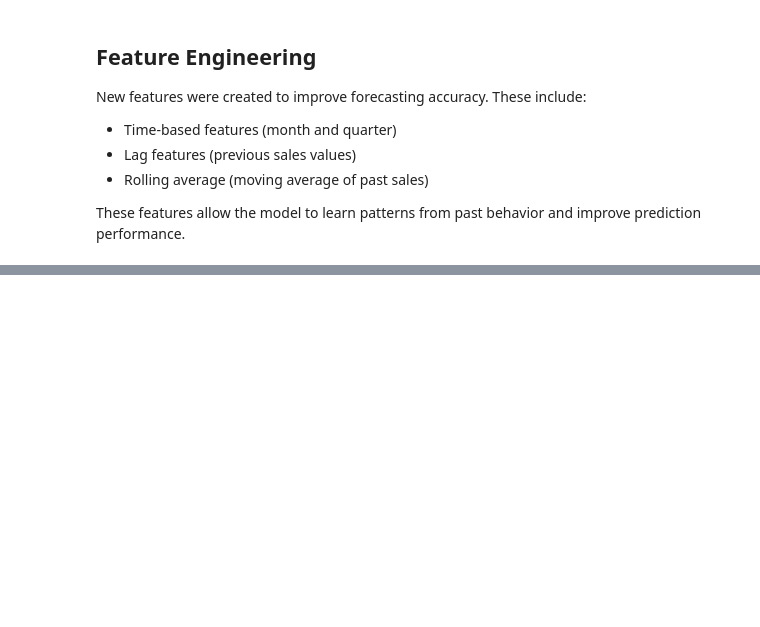
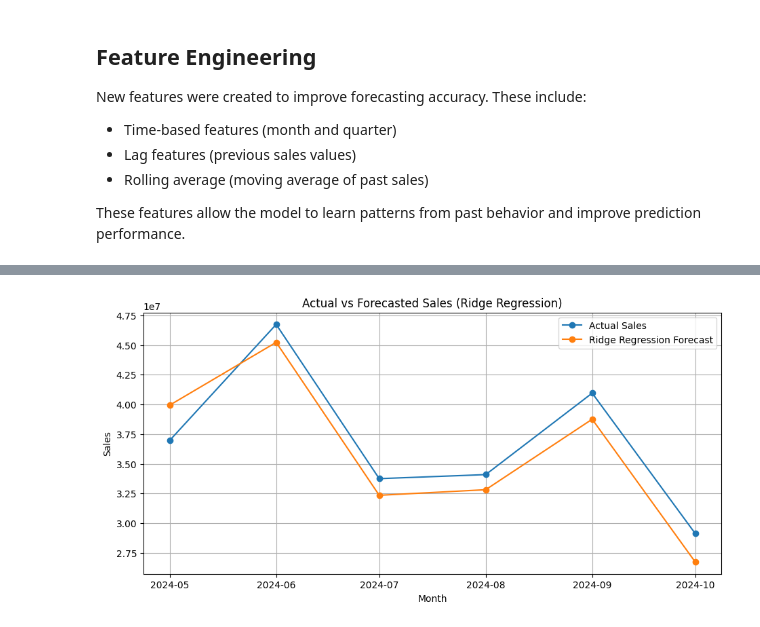
Before and after one commit to marygizem/-Machine-Learning-and-Predictive-Analytics, a Jupyter notebook: Updated_Milestone_2_Project_Forecasting_Model_with_DataViz.ipynb, the cells around one changed output, grey strips where cells are left out. Saved outputs shown, nothing was run; the diff lists cells and outputs as text; code cells hidden in the pictures; blank space fills up the shorter version.

```diff
--- a/Updated_Milestone_2_Project_Forecasting_Model_with_DataViz.ipynb
+++ b/Updated_Milestone_2_Project_Forecasting_Model_with_DataViz.ipynb
@@ -726,0 +492,23 @@ Overall, this forecasting approach demonstrates how machine learning can be appl
+# %%
+# ============================================================
+# 11) ACTUAL VS PREDICTED VISUALIZATION FOR BEST MODEL
+# ============================================================
+"""
+Documentation:
+- This graph compares actual sales with the predictions of the best-performing model
+  on the last 6 months of known data.
+"""
+
+best_test_preds = prediction_store[best_model_name]
+
+plt.figure(figsize=(11, 5))
+plt.plot(test["YearMonth"], y_test.values, marker="o", label="Actual Sales")
+plt.plot(test["YearMonth"], best_test_preds, marker="o", label=f"{best_model_name} Forecast")
+plt.title(f"Actual vs Forecasted Sales ({best_model_name})")
+plt.xlabel("Month")
+plt.ylabel("Sales")
+plt.legend()
+plt.grid(True)
+plt.show()
+# %% [output]
+[figure, added]
```
Also changed, not shown: parts of 70 cells of this notebook.
